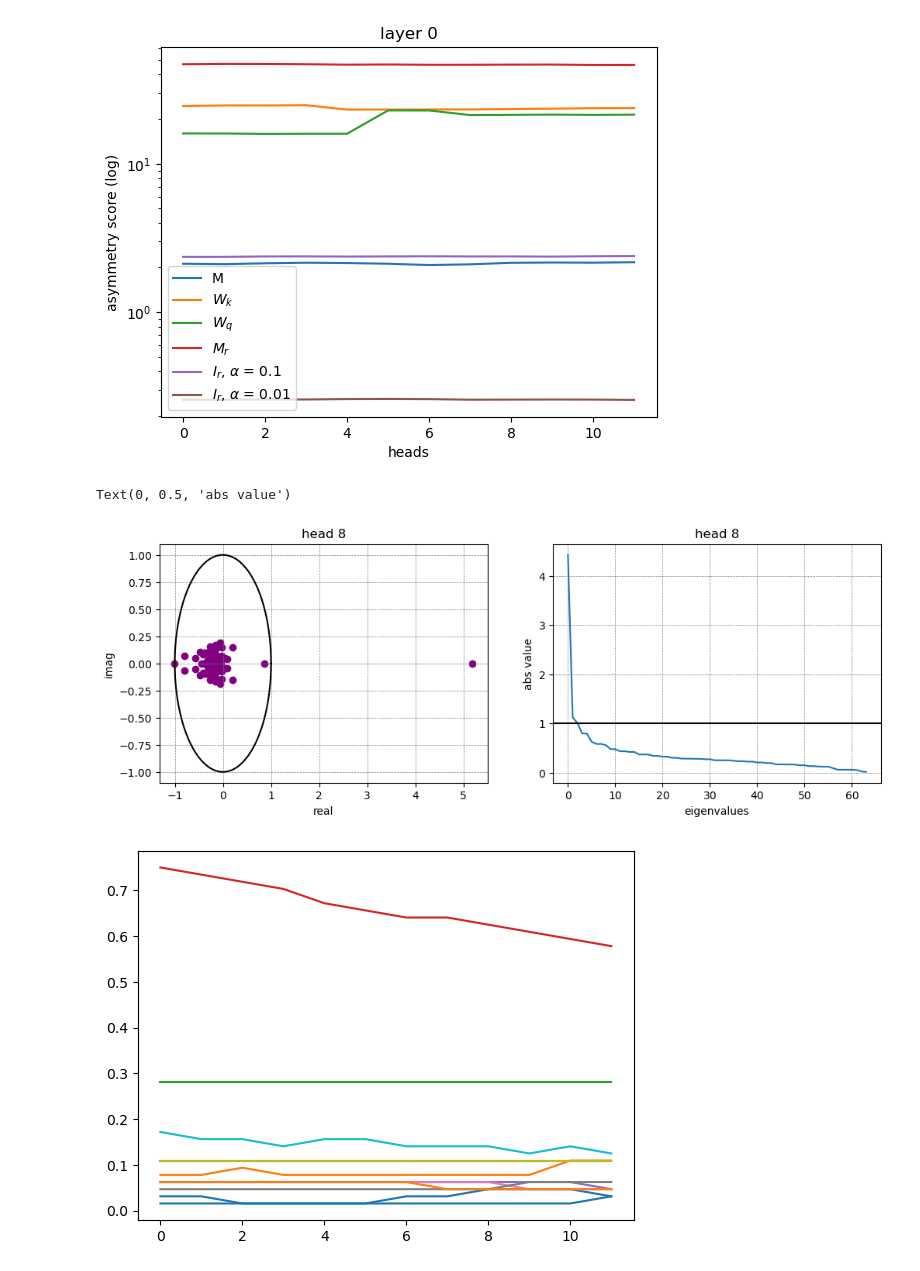
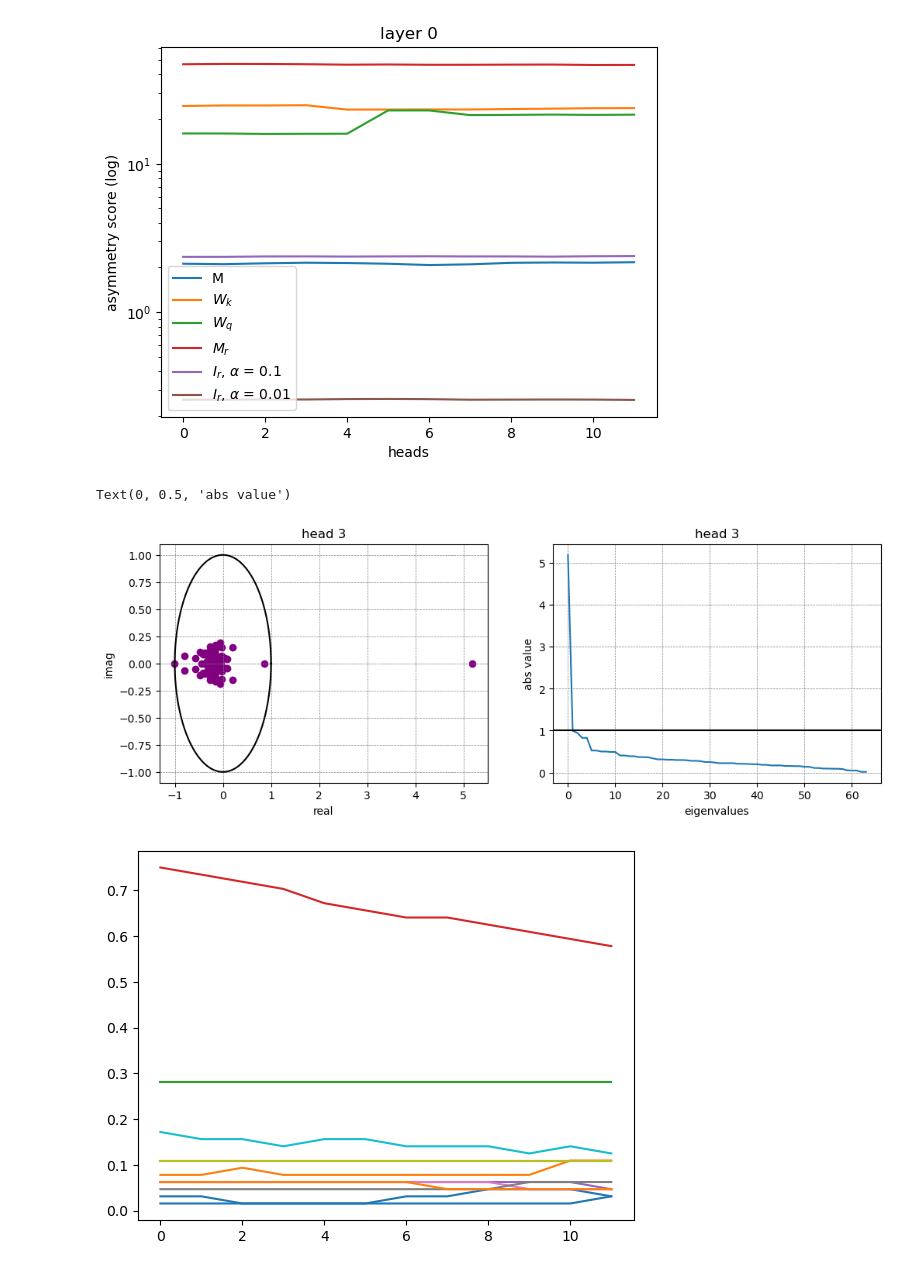
Before and after one commit to matteosaponati/attention-geometry, a Jupyter notebook: examples/BERT_analysis.ipynb, the cells around one changed output. Drawn from its saved outputs; the diff is of its cells as text; code cells hidden in the pictures.

```diff
--- a/examples/BERT_analysis.ipynb
+++ b/examples/BERT_analysis.ipynb
@@ -154,34 +154,34 @@ def eigen_blocks(h,dh,A):
 
 eigen = eigen_blocks(h,dh,M[0])
 # %%
-head = 8
+head = 3
 abs_value = np.absolute(eigen[head])
 abs_value = np.sort(abs_value)[::-1]
 
 angle = np.linspace(0, 2*np.pi, 200)
 x = np.cos(angle)
 y = np.sin(angle)
 
 # plot
 plt.figure(figsize=(12,4))
 plt.subplot(1,2,1)
 plt.title('head '+str(head))
 plt.plot(x, y, 'k')
 plt.scatter(eigen[1].real,eigen[1].imag,color='purple')
 plt.xlabel('real')
 plt.ylabel('imag')
 plt.grid(color = 'gray', linestyle = '--', linewidth = 0.5)
 
 plt.subplot(1,2,2)
 plt.title('head '+str(head))
 plt.plot(abs_value)
 plt.grid(color = 'gray', linestyle = '--', linewidth = 0.5)
 plt.axhline(y=1,color='k')
 plt.xlabel('eigenvalues')
 plt.ylabel('abs value')
 # %% [output]
 Text(0, 0.5, 'abs value')
-[figure, old version]
+[figure, new version]
 # %%
 count = np.zeros((l,h))
 for i in range(l):
```
Also changed, not shown: parts of 4 cells of this notebook.
